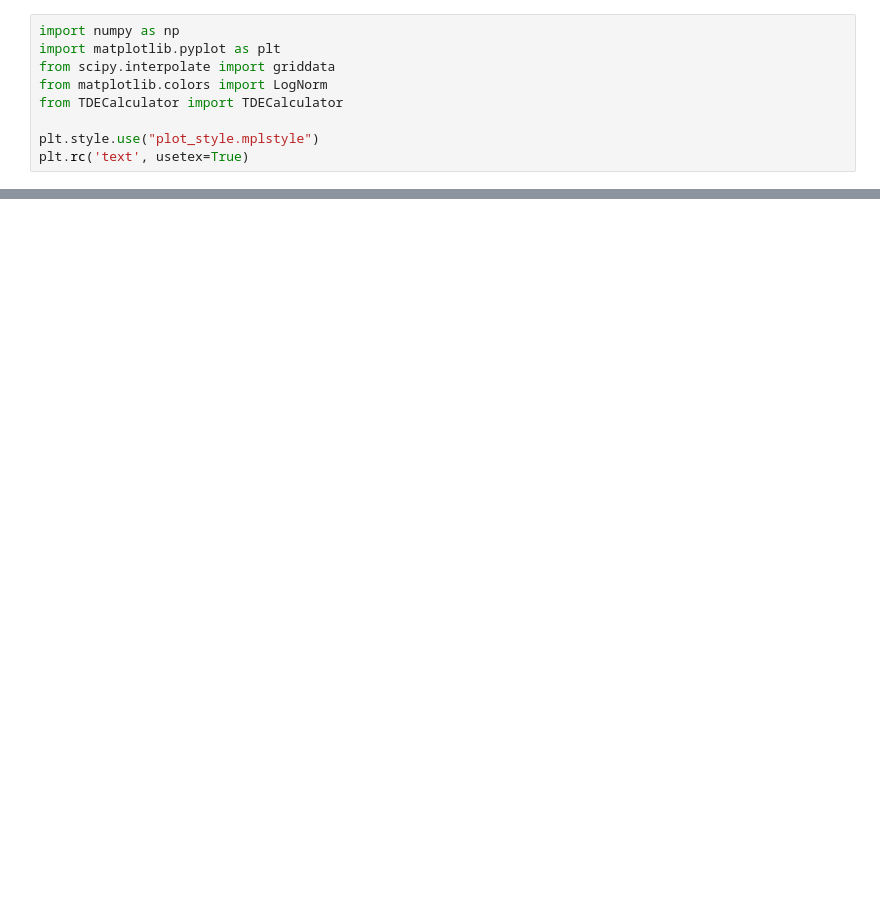
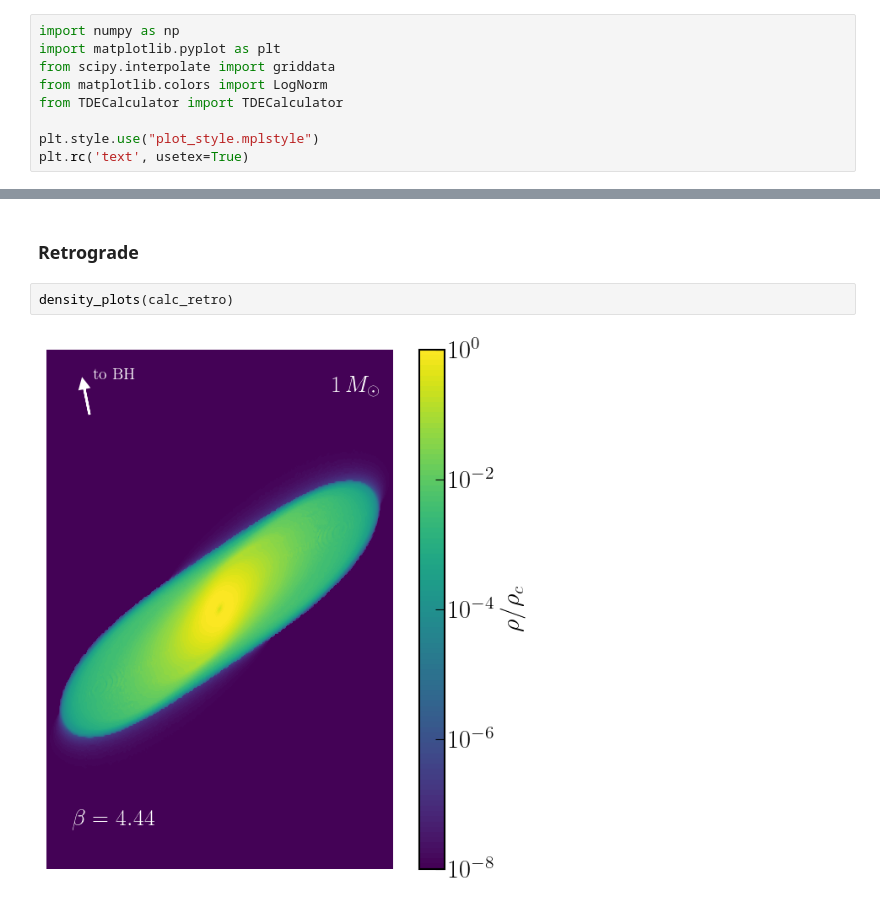
Before and after one commit to ZihanZhou26/PerTDE, a Jupyter notebook: TDECalculator_example.ipynb, the cells around one changed output, grey strips where cells are left out. Cells and saved outputs as stored; diff of their text form; blank space fills up the shorter version.

```diff
--- a/TDECalculator_example.ipynb
+++ b/TDECalculator_example.ipynb
@@ -101,0 +111,6 @@ plt.show()
+# %% [markdown]
+### Retrograde ###
+# %%
+density_plots(calc_retro)
+# %% [output]
+[figure, added]
```
Also changed, not shown: parts of 25 cells of this notebook.
